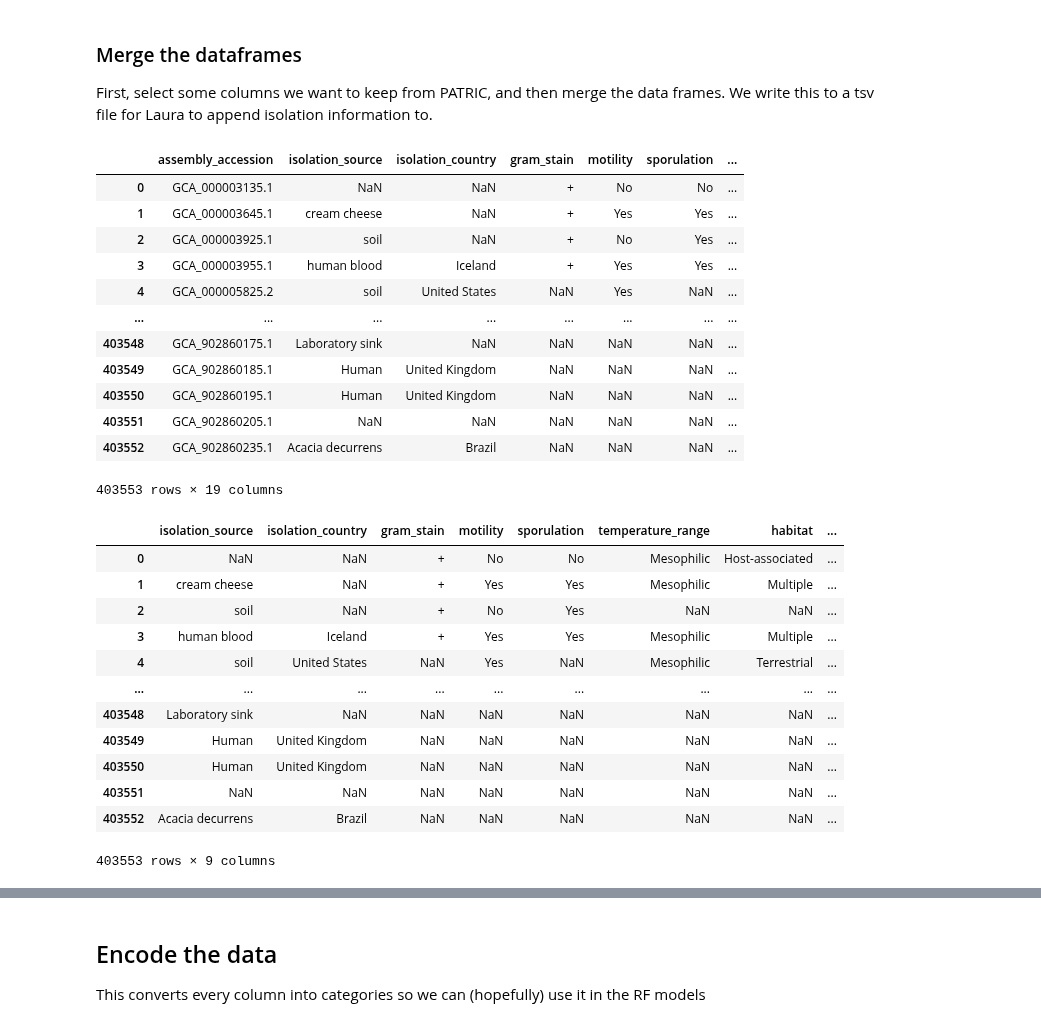
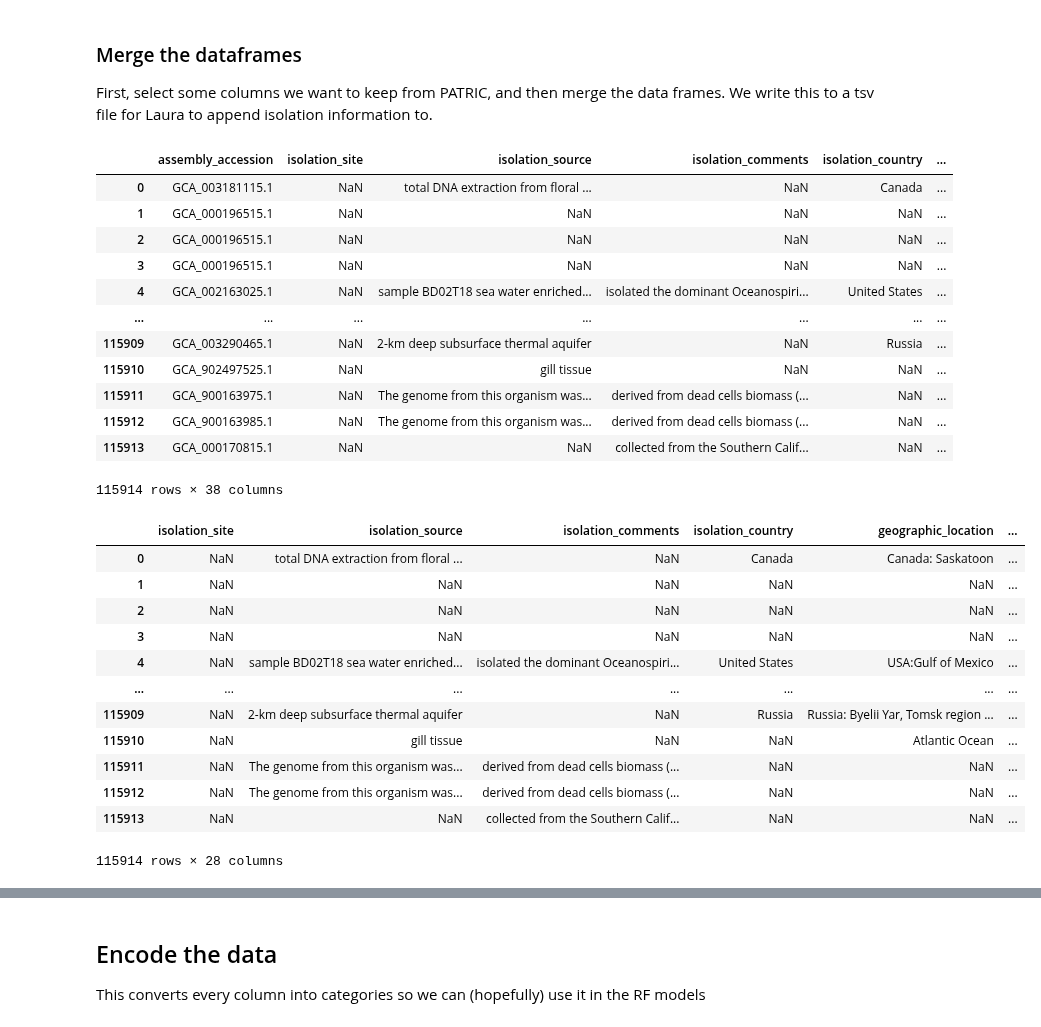
Before and after one commit to linsalrob/PhispyAnalysis, a Jupyter notebook: DataAnalysis/RAST sources.ipynb, the cells around one changed output, grey strips where cells are left out. Drawn from its saved outputs; the diff is of its cells as text; code cells hidden in the pictures.

```diff
--- a/DataAnalysis/RAST sources.ipynb
+++ b/DataAnalysis/RAST sources.ipynb
@@ -314,41 +336,41 @@ few_interesting_cols = [acccol,  'isolation_source',  'isolation_country',  'gra
                     'motility', 'sporulation', 'temperature_range', 'habitat', 'disease', 'years_ago']
 
 
-# tempdf = metadf[interesting_cols]
-tempdf = metadf[few_interesting_cols]
-phagemeta = pd.merge(tempdf, phagesdf, how='right', left_on=acccol, right_on=acccol)
-phagemeta.to_csv(os.path.join('results', 'example_isolations.tsv'), sep='\t')
+tempdf = metadf[interesting_cols]
+# tempdf = metadf[few_interesting_cols]
+phagemeta = pd.merge(tempdf, phagesdf, how='inner', left_on=acccol, right_on=acccol)
+# phagemeta.to_csv(os.path.join('results', 'example_isolations.tsv'), sep='\t')
 # %%
 phagemeta
 # %% [output]
-|  | assembly_accession | isolation_source | isolation_country | gram_stain | motility | sporulation | ... |
-| 0 | GCA_000003135.1 | NaN | NaN | + | No | No | ... |
-| 1 | GCA_000003645.1 | cream cheese | NaN | + | Yes | Yes | ... |
-| 2 | GCA_000003925.1 | soil | NaN | + | No | Yes | ... |
-| 3 | GCA_000003955.1 | human blood | Iceland | + | Yes | Yes | ... |
-| 4 | GCA_000005825.2 | soil | United States | NaN | Yes | NaN | ... |
-| ... | ... | ... | ... | ... | ... | ... | ... |
-| 403548 | GCA_902860175.1 | Laboratory sink | NaN | NaN | NaN | NaN | ... |
-| 403549 | GCA_902860185.1 | Human | United Kingdom | NaN | NaN | NaN | ... |
-| 403550 | GCA_902860195.1 | Human | United Kingdom | NaN | NaN | NaN | ... |
-| 403551 | GCA_902860205.1 | NaN | NaN | NaN | NaN | NaN | ... |
-| 403552 | GCA_902860235.1 | Acacia decurrens | Brazil | NaN | NaN | NaN | ... |
+|  | assembly_accession | isolation_site | isolation_source | isolation_comments | isolation_country | ... |
+| 0 | GCA_003181115.1 | NaN | total DNA extraction from floral ... | NaN | Canada | ... |
+| 1 | GCA_000196515.1 | NaN | NaN | NaN | NaN | ... |
+| 2 | GCA_000196515.1 | NaN | NaN | NaN | NaN | ... |
+| 3 | GCA_000196515.1 | NaN | NaN | NaN | NaN | ... |
+| 4 | GCA_002163025.1 | NaN | sample BD02T18 sea water enriched... | isolated the dominant Oceanospiri... | United States | ... |
+| ... | ... | ... | ... | ... | ... | ... |
+| 115909 | GCA_003290465.1 | NaN | 2-km deep subsurface thermal aquifer | NaN | Russia | ... |
+| 115910 | GCA_902497525.1 | NaN | gill tissue | NaN | NaN | ... |
+| 115911 | GCA_900163975.1 | NaN | The genome from this organism was... | derived from dead cells biomass (... | NaN | ... |
+| 115912 | GCA_900163985.1 | NaN | The genome from this organism was... | derived from dead cells biomass (... | NaN | ... |
+| 115913 | GCA_000170815.1 | NaN | NaN | collected from the Southern Calif... | NaN | ... |
-403553 rows × 19 columns
+115914 rows × 38 columns
 # %%
-#phagemeta.iloc[:,2:29]
-phagemeta.iloc[:,1:10]
+phagemeta.iloc[:,1:29]
+# phagemeta.iloc[:,1:10]
 # %% [output]
-|  | isolation_source | isolation_country | gram_stain | motility | sporulation | temperature_range | habitat | ... |
-| 0 | NaN | NaN | + | No | No | Mesophilic | Host-associated | ... |
-| 1 | cream cheese | NaN | + | Yes | Yes | Mesophilic | Multiple | ... |
-| 2 | soil | NaN | + | No | Yes | NaN | NaN | ... |
-| 3 | human blood | Iceland | + | Yes | Yes | Mesophilic | Multiple | ... |
-| 4 | soil | United States | NaN | Yes | NaN | Mesophilic | Terrestrial | ... |
-| ... | ... | ... | ... | ... | ... | ... | ... | ... |
-| 403548 | Laboratory sink | NaN | NaN | NaN | NaN | NaN | NaN | ... |
-| 403549 | Human | United Kingdom | NaN | NaN | NaN | NaN | NaN | ... |
-| 403550 | Human | United Kingdom | NaN | NaN | NaN | NaN | NaN | ... |
-| 403551 | NaN | NaN | NaN | NaN | NaN | NaN | NaN | ... |
-| 403552 | Acacia decurrens | Brazil | NaN | NaN | NaN | NaN | NaN | ... |
+|  | isolation_site | isolation_source | isolation_comments | isolation_country | geographic_location | ... |
+| 0 | NaN | total DNA extraction from floral ... | NaN | Canada | Canada: Saskatoon | ... |
+| 1 | NaN | NaN | NaN | NaN | NaN | ... |
+| 2 | NaN | NaN | NaN | NaN | NaN | ... |
+| 3 | NaN | NaN | NaN | NaN | NaN | ... |
+| 4 | NaN | sample BD02T18 sea water enriched... | isolated the dominant Oceanospiri... | United States | USA:Gulf of Mexico | ... |
+| ... | ... | ... | ... | ... | ... | ... |
+| 115909 | NaN | 2-km deep subsurface thermal aquifer | NaN | Russia | Russia: Byelii Yar, Tomsk region ... | ... |
+| 115910 | NaN | gill tissue | NaN | NaN | Atlantic Ocean | ... |
+| 115911 | NaN | The genome from this organism was... | derived from dead cells biomass (... | NaN | NaN | ... |
+| 115912 | NaN | The genome from this organism was... | derived from dead cells biomass (... | NaN | NaN | ... |
+| 115913 | NaN | NaN | collected from the Southern Calif... | NaN | NaN | ... |
-403553 rows × 9 columns
+115914 rows × 28 columns
 # %%
```
Also changed, not shown: parts of 16 cells of this notebook, 2 other files.
